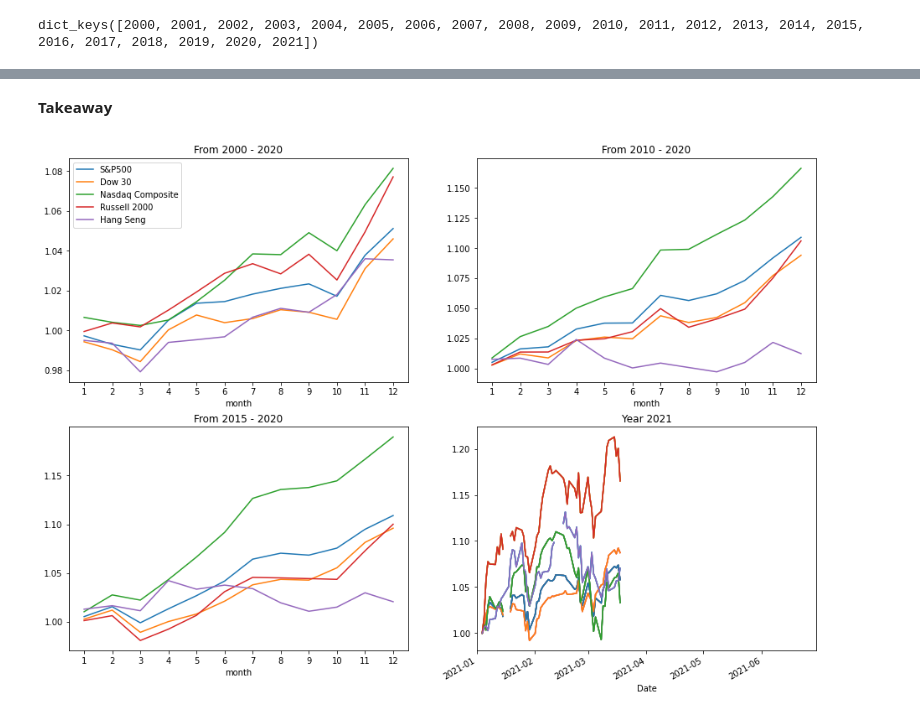
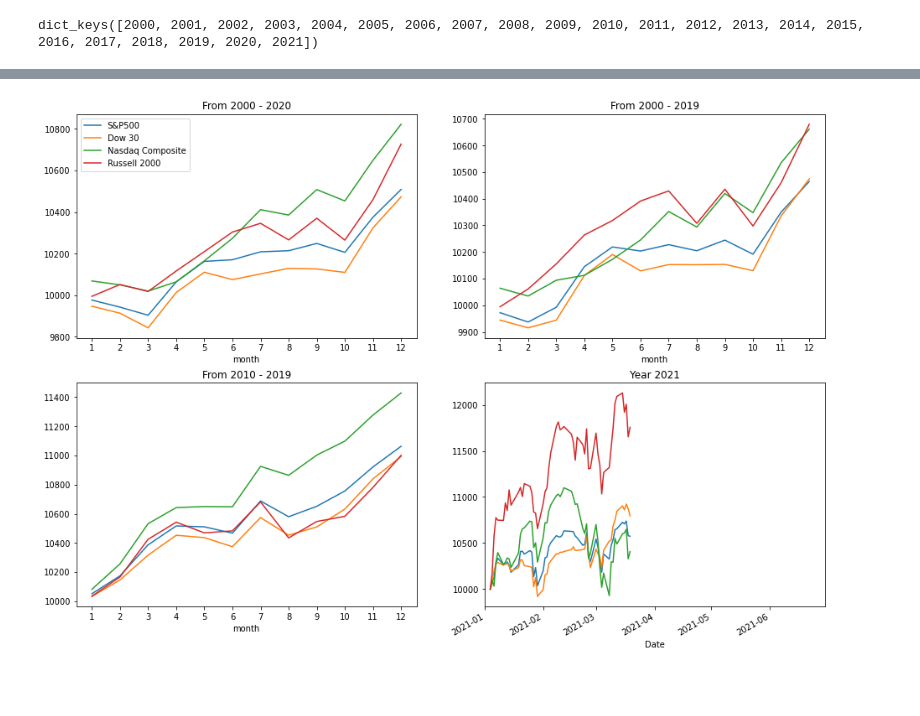
Before and after one commit to Yongliang-Shi/market-prediction, a Jupyter notebook: explore_ark.ipynb, the cells around one changed output, grey strips where cells are left out. Drawn from its saved outputs; the diff is of its cells as text; code cells hidden in the pictures; blank space fills up the shorter version.

```diff
--- a/explore_ark.ipynb
+++ b/explore_ark.ipynb
@@ -236,7 +242,7 @@ plt.show()
 # %%
 %%time
 # Create a list of benchmark index symbols
-symbols = ['^GSPC', '^DJI', '^IXIC', '^RUT', '^HSI', '000001.SS']
+symbols = ['^GSPC', '^DJI', '^IXIC', '^RUT']
 
 # Define the start and end date
 start_date = "2000-01-01"
@@ -249,7 +255,7 @@ df_marks = acquire.acquire_stock_data(symbols, 'yahoo', start_date, end_date)
 print(df_marks.shape[0])
 
 # Create a list of benchmark index names
-benchmarks = ['S&P500', 'Dow 30', 'Nasdaq Composite', 'Russell 2000', 'Hang Seng', "Shenghai"]
+benchmarks = ['S&P500', 'Dow 30', 'Nasdaq Composite', 'Russell 2000']
 
 # Rename the columns as bechmark index names
 df_marks.columns = benchmarks
@@ -425,7 +443,7 @@ years = list(grouped_year.groups.keys())
 
 for year in years:
     df_marks_year = grouped_year.get_group(year)
-    df_marks_year = df_marks_year[benchmarks].apply(lambda i: i/i.head(1).values, axis=0)
+    df_marks_year = df_marks_year[benchmarks].apply(lambda i: i*10000/i.head(1).values, axis=0)
     df_marks_relative = pd.concat([df_marks_relative, df_marks_year])
 
 # Sanity check
@@ -507,36 +492,34 @@ plt.show()
-# %% [markdown]
-**Takeaway**
 # %%
 # Create the figures grids
 fig, ax = plt.subplots(2, 2, figsize=(16, 12))
 
 # Flatten the figures grids
 ax = ax.ravel()
 
 # Adjust the benchmarks
-benchmarks = ['S&P500', 'Dow 30', 'Nasdaq Composite', 'Russell 2000', 'Hang Seng']
+benchmarks = ['S&P500', 'Dow 30', 'Nasdaq Composite', 'Russell 2000']
 
 for benchmark in benchmarks:
     df_marks_relative.loc["2000": "2020"].groupby('month')[benchmark].mean().plot(ax=ax[0], legend=True)
 
 for benchmark in benchmarks:
-    df_marks_relative.loc["2010": "2020"].groupby('month')[benchmark].mean().plot(ax=ax[1], legend=False)
+    df_marks_relative.loc["2000": "2019"].groupby('month')[benchmark].mean().plot(ax=ax[1], legend=False)
 
 for benchmark in benchmarks:
-    df_marks_relative.loc["2015": "2020"].groupby('month')[benchmark].mean().plot(ax=ax[2], legend=False)
+    df_marks_relative.loc["2010": "2019"].groupby('month')[benchmark].mean().plot(ax=ax[2], legend=False)
 
 for benchmark in benchmarks:
-    df_marks_relative.loc["2021"][benchmarks].plot(ax=ax[3], xlim=['2021-01-01', '2021-06-30'], legend=False)
+    df_marks_relative.loc["2021"][benchmark].plot(ax=ax[3], xlim=['2021-01-01', '2021-06-30'], legend=False)
 
 ax[0].set_title("From 2000 - 2020")
-ax[1].set_title("From 2010 - 2020")
-ax[2].set_title("From 2015 - 2020")
+ax[1].set_title("From 2000 - 2019")
+ax[2].set_title("From 2010 - 2019")
 ax[3].set_title("Year 2021")
 
 ax[0].set_xticks([i for i in range(1,13)])
 ax[1].set_xticks([i for i in range(1,13)])
 ax[2].set_xticks([i for i in range(1,13)])
 
 plt.show()
 # %% [output]
-[figure, old version]
+[figure, new version]
```
Also changed, not shown: parts of 23 cells of this notebook.
